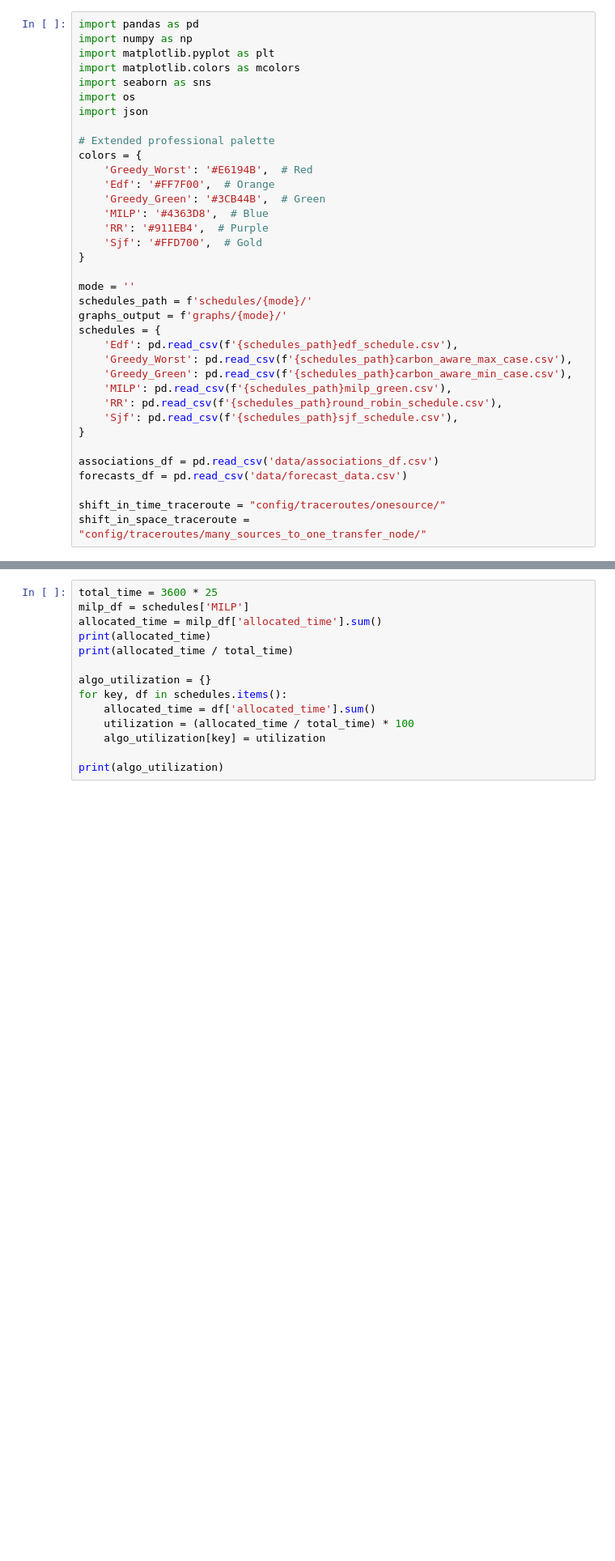
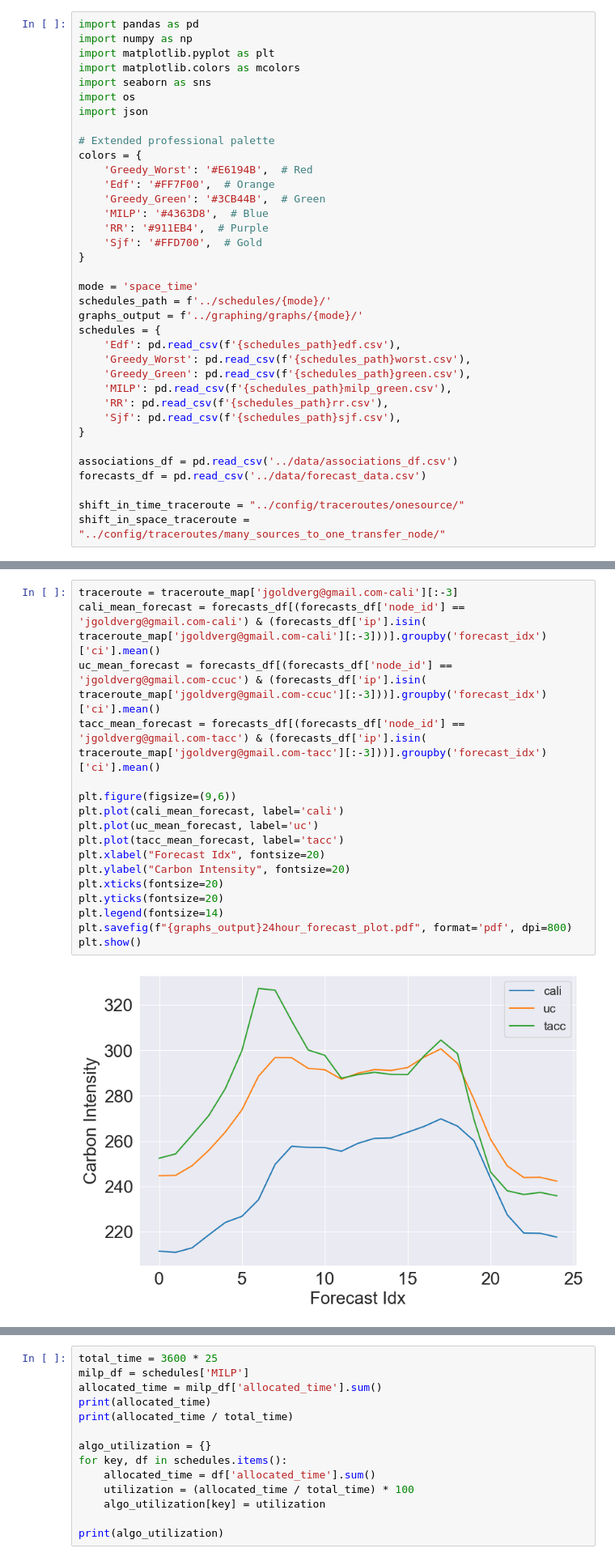
Before and after one commit to jgoldverg/GreenTransferScheduler, a Jupyter notebook: graphing/Paper_Graphs_in_Order.ipynb, the cells around one changed output, grey strips where cells are left out. Shown at 81% size. Cells and saved outputs as stored; diff of their text form; blank space fills up the shorter version.

```diff
--- a/graphing/Paper_Graphs_in_Order.ipynb
+++ b/graphing/Paper_Graphs_in_Order.ipynb
@@ -17,23 +17,23 @@ colors = {
     'Sjf': '#FFD700',  # Gold
 }
 
-mode = ''
-schedules_path = f'schedules/{mode}/'
-graphs_output = f'graphs/{mode}/'
+mode = 'space_time'
+schedules_path = f'../schedules/{mode}/'
+graphs_output = f'../graphing/graphs/{mode}/'
 schedules = {
-    'Edf': pd.read_csv(f'{schedules_path}edf_schedule.csv'),
-    'Greedy_Worst': pd.read_csv(f'{schedules_path}carbon_aware_max_case.csv'),
-    'Greedy_Green': pd.read_csv(f'{schedules_path}carbon_aware_min_case.csv'),
+    'Edf': pd.read_csv(f'{schedules_path}edf.csv'),
+    'Greedy_Worst': pd.read_csv(f'{schedules_path}worst.csv'),
+    'Greedy_Green': pd.read_csv(f'{schedules_path}green.csv'),
     'MILP': pd.read_csv(f'{schedules_path}milp_green.csv'),
-    'RR': pd.read_csv(f'{schedules_path}round_robin_schedule.csv'),
-    'Sjf': pd.read_csv(f'{schedules_path}sjf_schedule.csv'),
+    'RR': pd.read_csv(f'{schedules_path}rr.csv'),
+    'Sjf': pd.read_csv(f'{schedules_path}sjf.csv'),
 }
 
-associations_df = pd.read_csv('data/associations_df.csv')
-forecasts_df = pd.read_csv('data/forecast_data.csv')
+associations_df = pd.read_csv('../data/associations_df.csv')
+forecasts_df = pd.read_csv('../data/forecast_data.csv')
 
-shift_in_time_traceroute = "config/traceroutes/onesource/"
-shift_in_space_traceroute = "config/traceroutes/many_sources_to_one_transfer_node/"
+shift_in_time_traceroute = "../config/traceroutes/onesource/"
+shift_in_space_traceroute = "../config/traceroutes/many_sources_to_one_transfer_node/"
 # %%
 traceroute_map = {}
 if mode == 'time':
@@ -57,2 +53,21 @@ print(traceroute_map)
+# %%
+traceroute = traceroute_map['jgoldverg@gmail.com-cali'][:-3]
+cali_mean_forecast = forecasts_df[(forecasts_df['node_id'] == 'jgoldverg@gmail.com-cali') & (forecasts_df['ip'].isin( traceroute_map['jgoldverg@gmail.com-cali'][:-3]))].groupby('forecast_idx')['ci'].mean()
+uc_mean_forecast = forecasts_df[(forecasts_df['node_id'] == 'jgoldverg@gmail.com-ccuc') & (forecasts_df['ip'].isin( traceroute_map['jgoldverg@gmail.com-ccuc'][:-3]))].groupby('forecast_idx')['ci'].mean()
+tacc_mean_forecast = forecasts_df[(forecasts_df['node_id'] == 'jgoldverg@gmail.com-tacc') & (forecasts_df['ip'].isin( traceroute_map['jgoldverg@gmail.com-tacc'][:-3]))].groupby('forecast_idx')['ci'].mean()
+
+plt.figure(figsize=(9,6))
+plt.plot(cali_mean_forecast, label='cali')
+plt.plot(uc_mean_forecast, label='uc')
+plt.plot(tacc_mean_forecast, label='tacc')
+plt.xlabel("Forecast Idx", fontsize=20)
+plt.ylabel("Carbon Intensity", fontsize=20)
+plt.xticks(fontsize=20)
+plt.yticks(fontsize=20)
+plt.legend(fontsize=14)
+plt.savefig(f"{graphs_output}24hour_forecast_plot.pdf", format='pdf', dpi=800)
+plt.show()
+# %% [output]
+[figure, added]
 # %%
 import json
```
Also changed, not shown: parts of 11 cells of this notebook, 44 other files.
